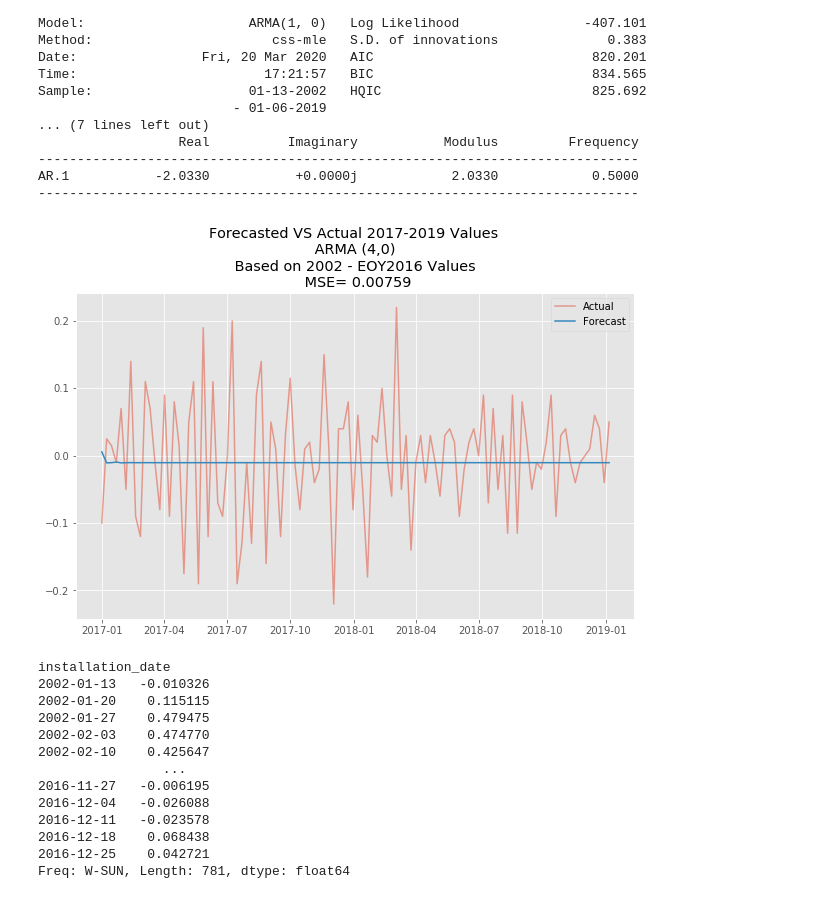
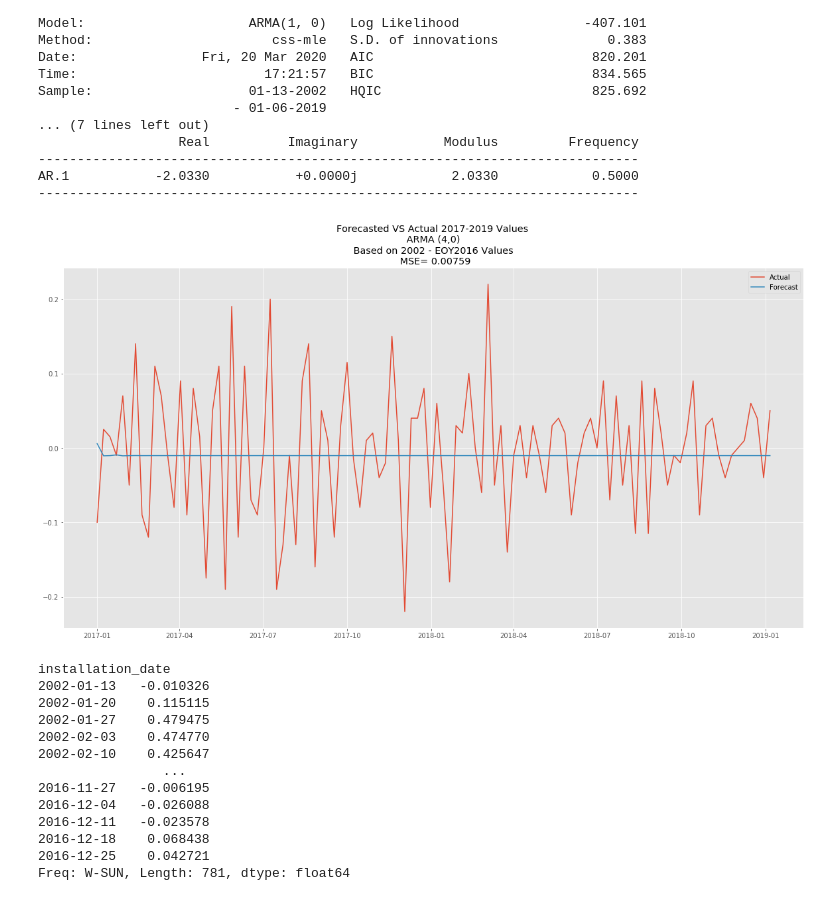
Before and after one commit to jrpaige/Solar, a Jupyter notebook: Solar_TS_Model.ipynb, the cells around one changed output. Saved outputs shown, nothing was run; the diff lists cells and outputs as text; code cells hidden in the pictures.

```diff
--- a/Solar_TS_Model.ipynb
+++ b/Solar_TS_Model.ipynb
@@ -214,13 +214,14 @@ AR.1           -2.0330           +0.0000j            2.0330            0.5000
 # %%
 armatry = ARMA(diff[1:782], order=(4,1), dates=diff[:782].dropna().index, freq='W').fit()
 armatry_pred = armatry.predict(start='2017-01-01', end='2019-01-06')
-plt.plot(diff[782:], label='Actual', alpha=0.5)
+plt.figure(figsize=(20,10))
+plt.plot(diff[782:], label='Actual')
 plt.plot(armatry_pred, label= 'Forecast')
 plt.legend(loc='best')
 plt.title('Forecasted VS Actual 2017-2019 Values \n ARMA (4,0) \n Based on 2002 - EOY2016 Values \n MSE= {}'.format(round(mean_squared_error(diff[782:],armatry_pred),5)))
 plt.show()
 # %% [output]
-[figure, old version]
+[figure, new version]
 # %%
 arma = ARMA(diff[:782].dropna(), order=(4,1), dates=diff[:782].dropna().index, freq='W').fit()
 armatry_pred = armatry.predict(start='2017-01-01', end='2019-01-06')
```
